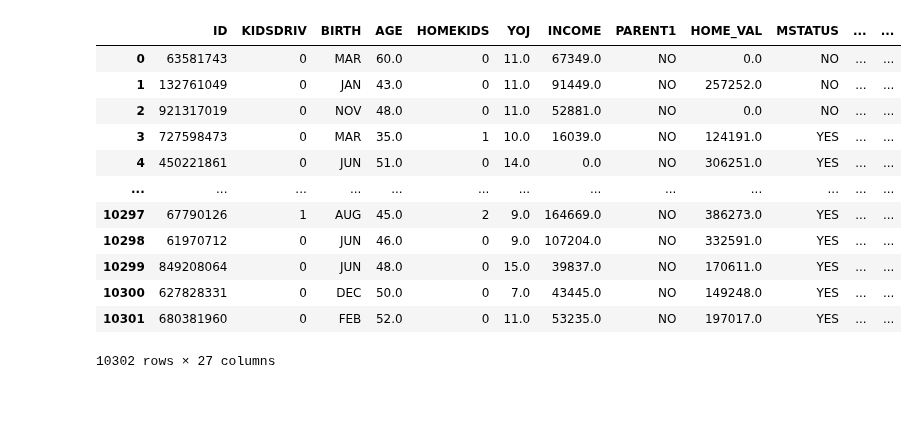
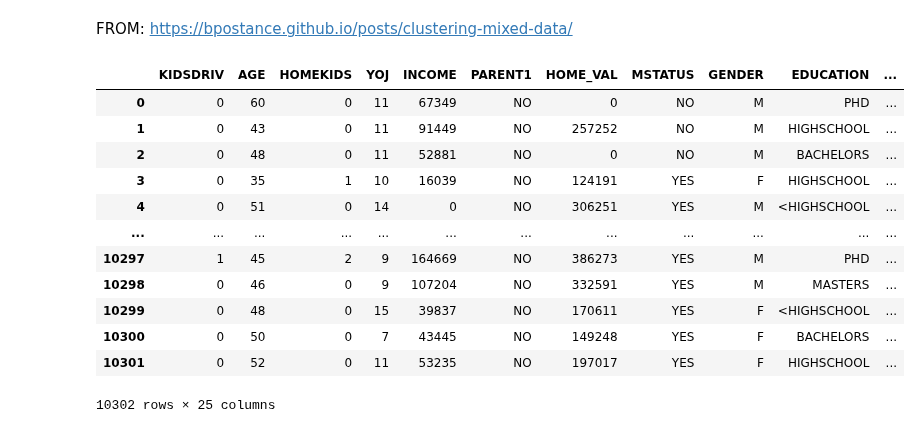
Before and after one commit to jaanisfehling/attention-mixed-type-clustering, a Jupyter notebook: gower_car_insurance_claim.ipynb, the cells around one changed output. Saved outputs shown, nothing was run; the diff lists cells and outputs as text; code cells hidden in the pictures; blank space fills up the shorter version.

Commit message:
data cleaning and analysis done

```diff
--- a/gower_car_insurance_claim.ipynb
+++ b/gower_car_insurance_claim.ipynb
@@ -1 +1,3 @@
+# %% [markdown]
+FROM: https://bpostance.github.io/posts/clustering-mixed-data/
 # %%
@@ -8,27 +7,39 @@ from collections import Counter
 # %%
 df = pd.read_csv("datasets/car_insurance_claim.csv")
 
-# convert numerical-object to numericals
-for col in ['INCOME','HOME_VAL','BLUEBOOK','OLDCLAIM', 'CLM_AMT',]:
+for col in ["INCOME","HOME_VAL","BLUEBOOK","OLDCLAIM", "CLM_AMT",]:
     df[col] = df[col].replace("[^.0-9]", "", regex=True).astype(float).fillna(0.0)
 
-# clean textual classes
-for col in df.select_dtypes(include='object').columns:
-    df[col] = df[col].str.upper().replace("Z_", "", regex=True).replace("[^A-Z]", "", regex=True)
+for col in df.select_dtypes(include="object").columns:
+    df[col] = df[col].str.upper().replace("Z_", "", regex=True).replace("[^A-Z<]", "", regex=True)
 
-data_types = {f:t for f,t in zip(df.columns,df.dtypes)}
+df.drop(labels=["ID","BIRTH"], axis=1, inplace=True)
+
+df["OCCUPATION"].fillna("OTHER", inplace=True)
+for col in ["AGE","YOJ","CAR_AGE"]:
+    df[col].fillna(df[col].mean(), inplace=True)
+
+for col in df.select_dtypes(include=[float]):
+    df[col] = df[col].astype(int)
+
+df["URBANICITY"] = df["URBANICITY"].map({"HIGHLYURBANURBAN":"URBAN", "HIGHLYRURALRURAL":"RURAL"})
+df.rename(columns={"URBANICITY": "AREA"}, inplace=True)
+
+categorical_features = ["CAR_USE", "REVOKED", "RED_CAR", "GENDER", "MSTATUS", "AREA", "PARENT1", "EDUCATION", "KIDSDRIV", "HOMEKIDS", "CAR_TYPE", "OCCUPATION", "CLAIM_FLAG"]
+numerical_features = ["AGE", "HOMEKIDS", "YOJ", "INCOME", "HOME_VAL", "TRAVTIME", "BLUEBOOK", "TIF", "OLDCLAIM", "CLM_FREQ", "CLM_AMT", "CAR_AGE"]
+
 df
 # %% [output]
-|  | ID | KIDSDRIV | BIRTH | AGE | HOMEKIDS | YOJ | INCOME | PARENT1 | HOME_VAL | MSTATUS | ... | ... |
-| 0 | 63581743 | 0 | MAR | 60.0 | 0 | 11.0 | 67349.0 | NO | 0.0 | NO | ... | ... |
-| 1 | 132761049 | 0 | JAN | 43.0 | 0 | 11.0 | 91449.0 | NO | 257252.0 | NO | ... | ... |
-| 2 | 921317019 | 0 | NOV | 48.0 | 0 | 11.0 | 52881.0 | NO | 0.0 | NO | ... | ... |
-| 3 | 727598473 | 0 | MAR | 35.0 | 1 | 10.0 | 16039.0 | NO | 124191.0 | YES | ... | ... |
-| 4 | 450221861 | 0 | JUN | 51.0 | 0 | 14.0 | 0.0 | NO | 306251.0 | YES | ... | ... |
-| ... | ... | ... | ... | ... | ... | ... | ... | ... | ... | ... | ... | ... |
-| 10297 | 67790126 | 1 | AUG | 45.0 | 2 | 9.0 | 164669.0 | NO | 386273.0 | YES | ... | ... |
-| 10298 | 61970712 | 0 | JUN | 46.0 | 0 | 9.0 | 107204.0 | NO | 332591.0 | YES | ... | ... |
-| 10299 | 849208064 | 0 | JUN | 48.0 | 0 | 15.0 | 39837.0 | NO | 170611.0 | YES | ... | ... |
-| 10300 | 627828331 | 0 | DEC | 50.0 | 0 | 7.0 | 43445.0 | NO | 149248.0 | YES | ... | ... |
-| 10301 | 680381960 | 0 | FEB | 52.0 | 0 | 11.0 | 53235.0 | NO | 197017.0 | YES | ... | ... |
+|  | KIDSDRIV | AGE | HOMEKIDS | YOJ | INCOME | PARENT1 | HOME_VAL | MSTATUS | GENDER | EDUCATION | ... |
+| 0 | 0 | 60 | 0 | 11 | 67349 | NO | 0 | NO | M | PHD | ... |
+| 1 | 0 | 43 | 0 | 11 | 91449 | NO | 257252 | NO | M | HIGHSCHOOL | ... |
+| 2 | 0 | 48 | 0 | 11 | 52881 | NO | 0 | NO | M | BACHELORS | ... |
+| 3 | 0 | 35 | 1 | 10 | 16039 | NO | 124191 | YES | F | HIGHSCHOOL | ... |
+| 4 | 0 | 51 | 0 | 14 | 0 | NO | 306251 | YES | M | <HIGHSCHOOL | ... |
+| ... | ... | ... | ... | ... | ... | ... | ... | ... | ... | ... | ... |
+| 10297 | 1 | 45 | 2 | 9 | 164669 | NO | 386273 | YES | M | PHD | ... |
+| 10298 | 0 | 46 | 0 | 9 | 107204 | NO | 332591 | YES | M | MASTERS | ... |
+| 10299 | 0 | 48 | 0 | 15 | 39837 | NO | 170611 | YES | F | <HIGHSCHOOL | ... |
+| 10300 | 0 | 50 | 0 | 7 | 43445 | NO | 149248 | YES | F | BACHELORS | ... |
+| 10301 | 0 | 52 | 0 | 11 | 53235 | NO | 197017 | YES | F | HIGHSCHOOL | ... |
-10302 rows × 27 columns
+10302 rows × 25 columns
```
Also changed, not shown: parts of 4 cells of this notebook.
